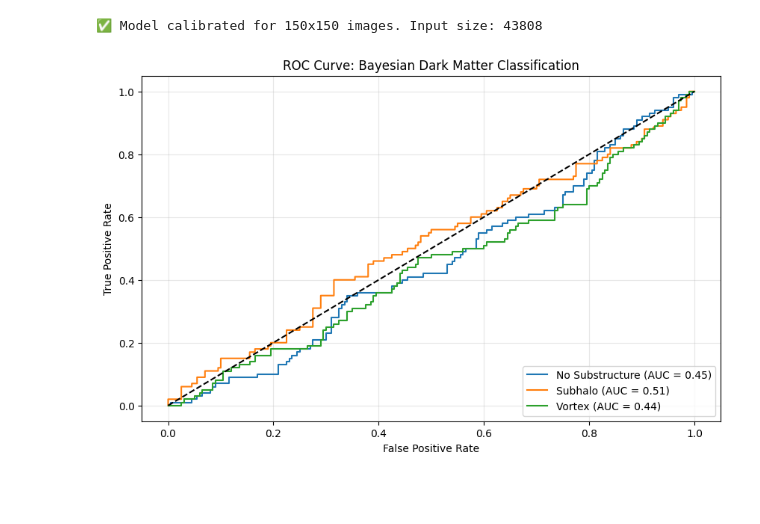
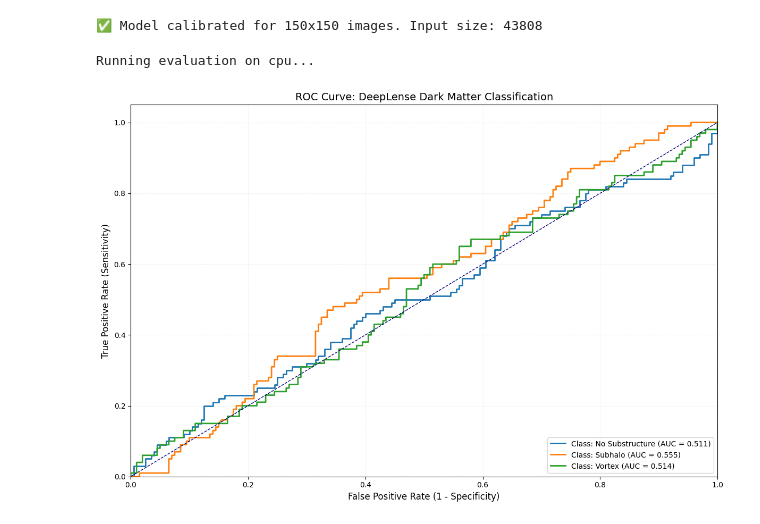
Before and after one commit to aliviahossain/GSoC26_AliviaH_Assess1, a Jupyter notebook: work.ipynb, the cells around one changed output. Saved outputs shown, nothing was run; the diff lists cells and outputs as text; code cells hidden in the pictures; blank space fills up the shorter version.

```diff
--- a/work.ipynb
+++ b/work.ipynb
@@ -125,35 +125,73 @@ print(f"✅ Model calibrated for 150x150 images. Input size: {model.flat_size}")
 # %% [output]
 ✅ Model calibrated for 150x150 images. Input size: 43808
 # %%
-# --- 4. EVALUATION (ROC & AUC) ---
+import torch
+import numpy as np
+import matplotlib.pyplot as plt
+from sklearn.metrics import roc_curve, auc
+from torch.utils.data import DataLoader
+
+# --- 1. SETUP DEVICE ---
+# This ensures code runs on GPU if available, or CPU otherwise
+device = torch.device("cuda" if torch.cuda.is_available() else "cpu")
+model.to(device)
+
+# --- 2. EVALUATION (ROC & AUC) ---
 model.eval()
 all_probs = []
 all_labels = []
 
+print(f"Running evaluation on {device}...")
+
 with torch.no_grad():
     for imgs, labels in val_loader:
-        outputs = torch.softmax(model(imgs), dim=1)
-        all_probs.append(outputs.numpy())
-        all_labels.append(labels.numpy())
+        # Move inputs to the same device as the model
+        imgs = imgs.to(device)
 
+        # Forward pass
+        logits = model(imgs)
+
+        # Apply Softmax to get probabilities (0.0 to 1.0)
+        # We use dim=1 because dimension 0 is the batch size
+        probs = torch.softmax(logits, dim=1)
+
+        # Move back to CPU and convert to numpy for Scikit-Learn
+        all_probs.append(probs.cpu().numpy())
+        all_labels.append(labels.cpu().numpy())
+
+# Combine all batches into single arrays
 y_probs = np.concatenate(all_probs)
 y_true = np.concatenate(all_labels)
 
-# Plotting
-plt.figure(figsize=(10, 6))
+# --- 3. PLOTTING THE IMPROVED CURVES ---
+plt.figure(figsize=(12, 8))
 classes = ['No Substructure', 'Subhalo', 'Vortex']
+colors = ['#1f77b4', '#ff7f0e', '#2ca02c'] # Distinct professional colors
 
-for i in range(3):
+for i in range(len(classes)):
+    # Calculate False Positive Rate and True Positive Rate
     fpr, tpr, _ = roc_curve(y_true == i, y_probs[:, i])
     roc_auc = auc(fpr, tpr)
-    plt.plot(fpr, tpr, label=f'{classes[i]} (AUC = {roc_auc:.2f})')
 
-plt.plot([0, 1], [0, 1], 'k--')
-plt.xlabel('False Positive Rate')
-plt.ylabel('True Positive Rate')
-plt.title('ROC Curve: Bayesian Dark Matter Classification')
-plt.legend(loc='lower right')
-plt.grid(alpha=0.3)
+    # Plotting with enhanced styling
+    plt.plot(fpr, tpr, color=colors[i], lw=2,
+             label=f'Class: {classes[i]} (AUC = {roc_auc:.3f})')
+
+# Add the 'Random Guess' diagonal line
+plt.plot([0, 1], [0, 1], color='navy', lw=1, linestyle='--')
+
+# Final formatting
+plt.xlim([0.0, 1.0])
+plt.ylim([0.0, 1.05])
+plt.xlabel('False Positive Rate (1 - Specificity)', fontsize=12)
+plt.ylabel('True Positive Rate (Sensitivity)', fontsize=12)
+plt.title('ROC Curve: DeepLense Dark Matter Classification', fontsize=14)
+plt.legend(loc='lower right', frameon=True, fontsize=10)
+plt.grid(alpha=0.3, linestyle=':')
+plt.tight_layout()
+
+# Show the plot
 plt.show()
 # %% [output]
+Running evaluation on cpu...
-[figure, old version]
+[figure, new version]
```
